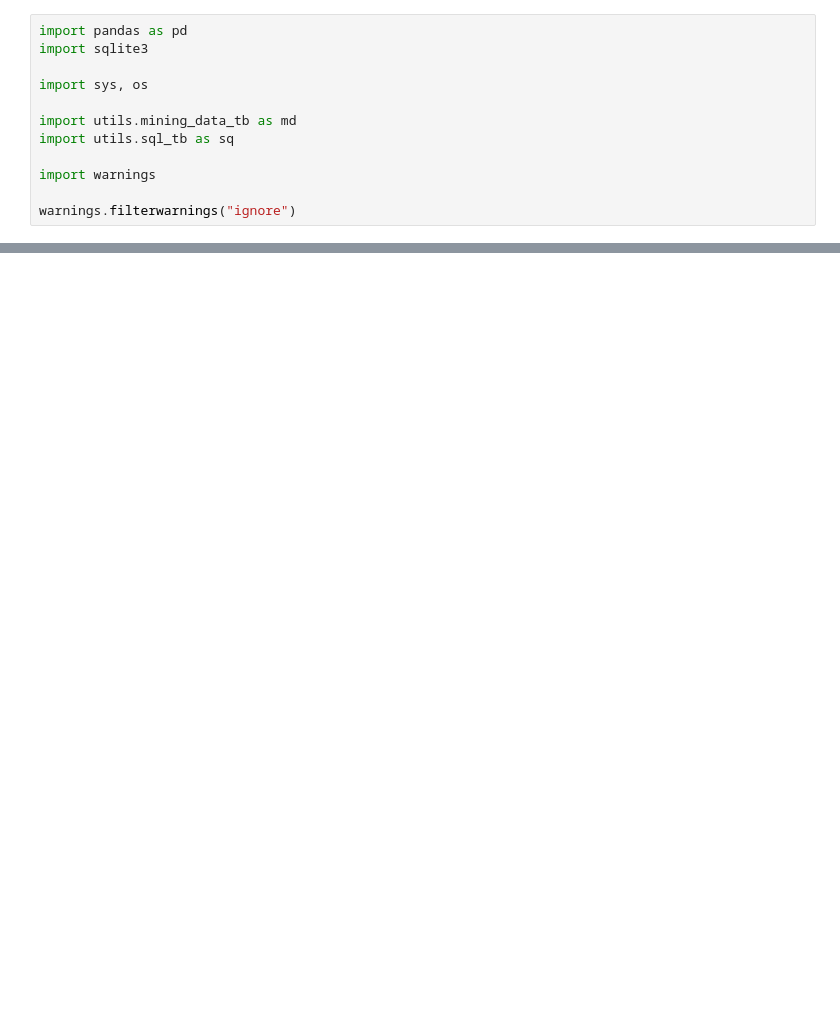
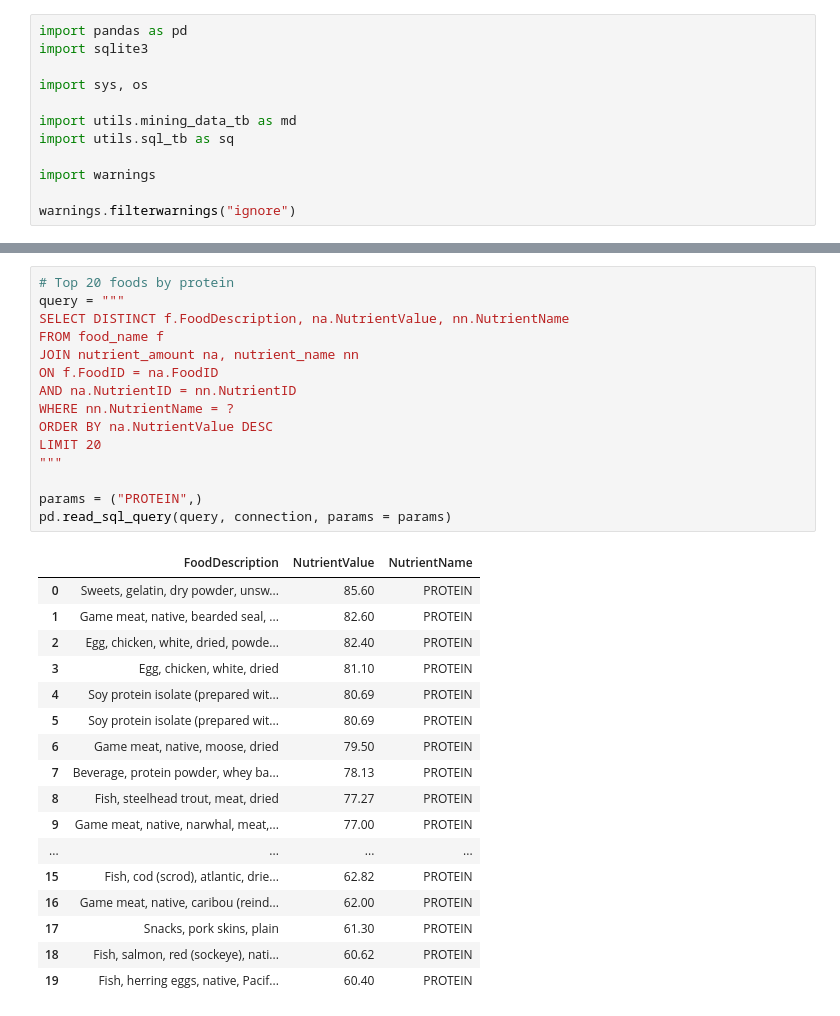
Before and after one commit to Jasc94/Projects, a Jupyter notebook: 1_database_project/main.ipynb, the cells around one changed output, grey strips where cells are left out. Saved outputs shown, nothing was run; the diff lists cells and outputs as text; blank space fills up the shorter version.

```diff
--- a/1_database_project/main.ipynb
+++ b/1_database_project/main.ipynb
@@ -32,0 +186,33 @@ pd.read_sql_query(query, connection)
+# %%
+# Top 20 foods by protein
+query = """
+SELECT DISTINCT f.FoodDescription, na.NutrientValue, nn.NutrientName
+FROM food_name f
+JOIN nutrient_amount na, nutrient_name nn
+ON f.FoodID = na.FoodID
+AND na.NutrientID = nn.NutrientID
+WHERE nn.NutrientName = ?
+ORDER BY na.NutrientValue DESC
+LIMIT 20
+"""
+
+params = ("PROTEIN",)
+pd.read_sql_query(query, connection, params = params)
+# %% [output]
+|  | FoodDescription | NutrientValue | NutrientName |
+| 0 | Sweets, gelatin, dry powder, unsw... | 85.60 | PROTEIN |
+| 1 | Game meat, native, bearded seal, ... | 82.60 | PROTEIN |
+| 2 | Egg, chicken, white, dried, powde... | 82.40 | PROTEIN |
+| 3 | Egg, chicken, white, dried | 81.10 | PROTEIN |
+| 4 | Soy protein isolate (prepared wit... | 80.69 | PROTEIN |
+| 5 | Soy protein isolate (prepared wit... | 80.69 | PROTEIN |
+| 6 | Game meat, native, moose, dried | 79.50 | PROTEIN |
+| 7 | Beverage, protein powder, whey ba... | 78.13 | PROTEIN |
+| 8 | Fish, steelhead trout, meat, dried | 77.27 | PROTEIN |
+| 9 | Game meat, native, narwhal, meat,... | 77.00 | PROTEIN |
+| ... | ... | ... | ... |
+| 15 | Fish, cod (scrod), atlantic, drie... | 62.82 | PROTEIN |
+| 16 | Game meat, native, caribou (reind... | 62.00 | PROTEIN |
+| 17 | Snacks, pork skins, plain | 61.30 | PROTEIN |
+| 18 | Fish, salmon, red (sockeye), nati... | 60.62 | PROTEIN |
+| 19 | Fish, herring eggs, native, Pacif... | 60.40 | PROTEIN |
```
Also changed, not shown: parts of 12 cells of this notebook, 4 other files.
